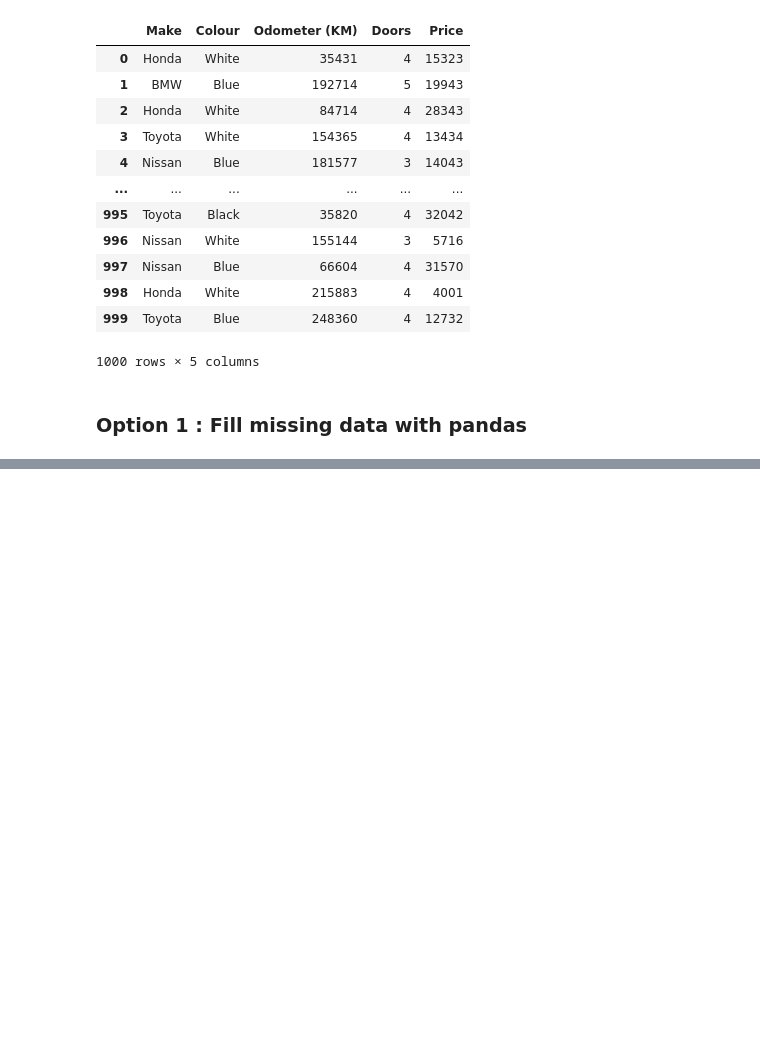
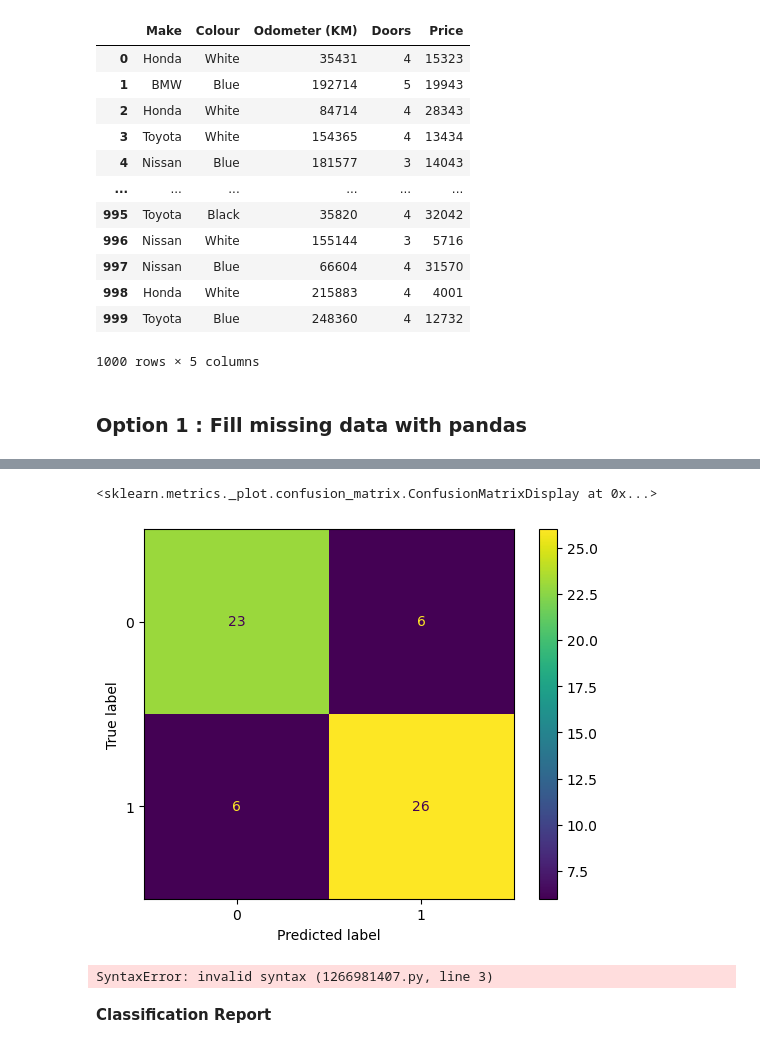
Before and after one commit to Priyanshuosdbms/ML-Course-Updates, a Jupyter notebook: Jupyter Files/5. Introduction to Sci-kit Learn.ipynb, the cells around one changed output, grey strips where cells are left out. Drawn from its saved outputs; the diff is of its cells as text; code cells hidden in the pictures; blank space fills up the shorter version.

```diff
--- a/Jupyter Files/5. Introduction to Sci-kit Learn.ipynb
+++ b/Jupyter Files/5. Introduction to Sci-kit Learn.ipynb
@@ -476,0 +1617,6 @@ car_sales
+# %%
+from sklearn.metrics import confusion_matrix
+
+y_preds = clf.predict(X_test)
+
+confusion_matrix(y_test, y_preds)
@@ -476,0 +1684,16 @@ car_sales
+# %%
+ConfusionMatrixDisplay.from_predictions(y_true=y_test,
+                                       y_pred=y_preds)
+# %% [output]
+<sklearn.metrics._plot.confusion_matrix.ConfusionMatrixDisplay at 0x...>
+[figure, added]
+# %%
+import seaborn as sns
+
+sns.set(font_scale=1.5) conf_mat = confusion_matrix(y_test, y_preds)
+
+ans.heatmap(conf_mat);
+# %% [output]
+SyntaxError: invalid syntax (1266981407.py, line 3)
+# %% [markdown]
+**Classification Report**
```
Also changed, not shown: parts of 213 cells of this notebook.
